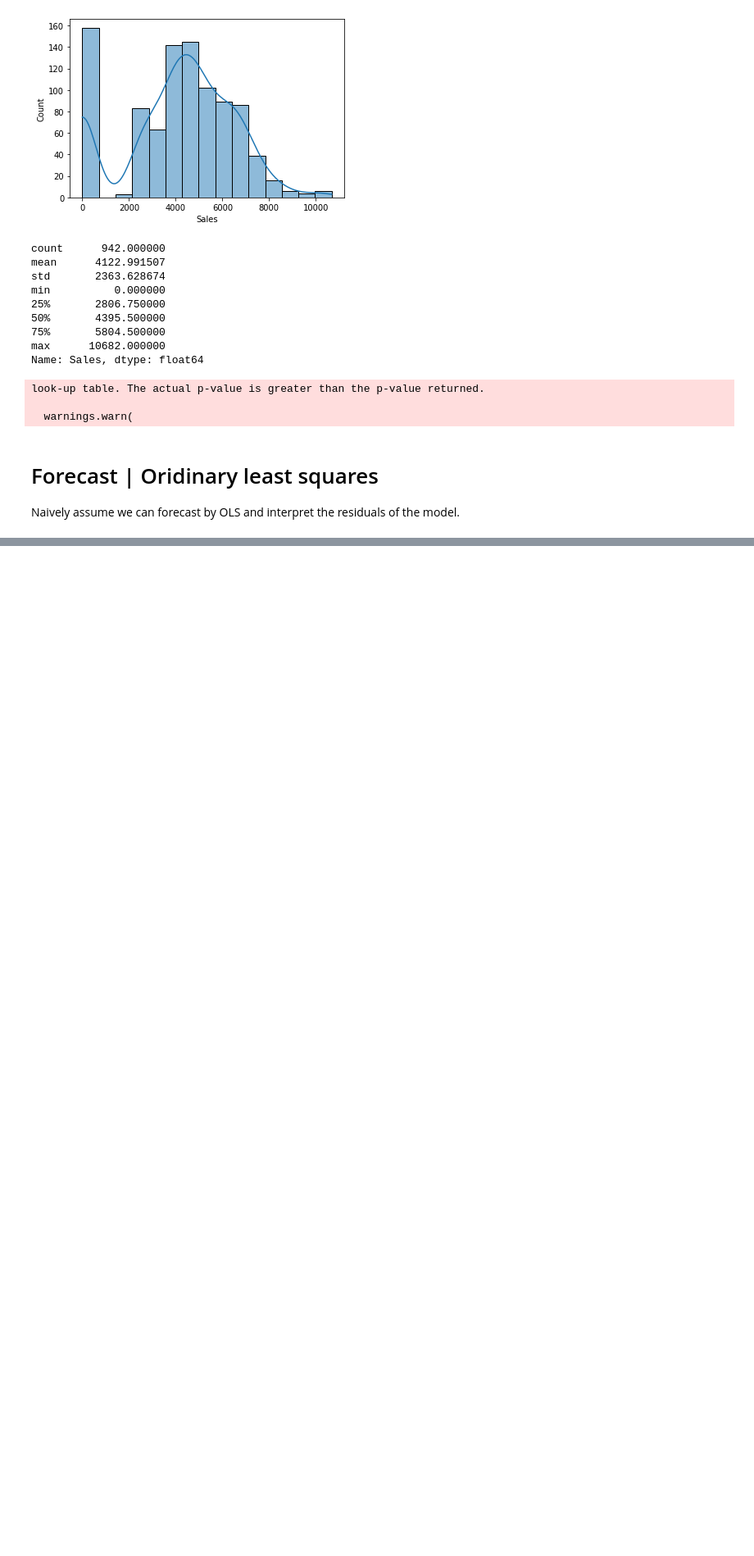
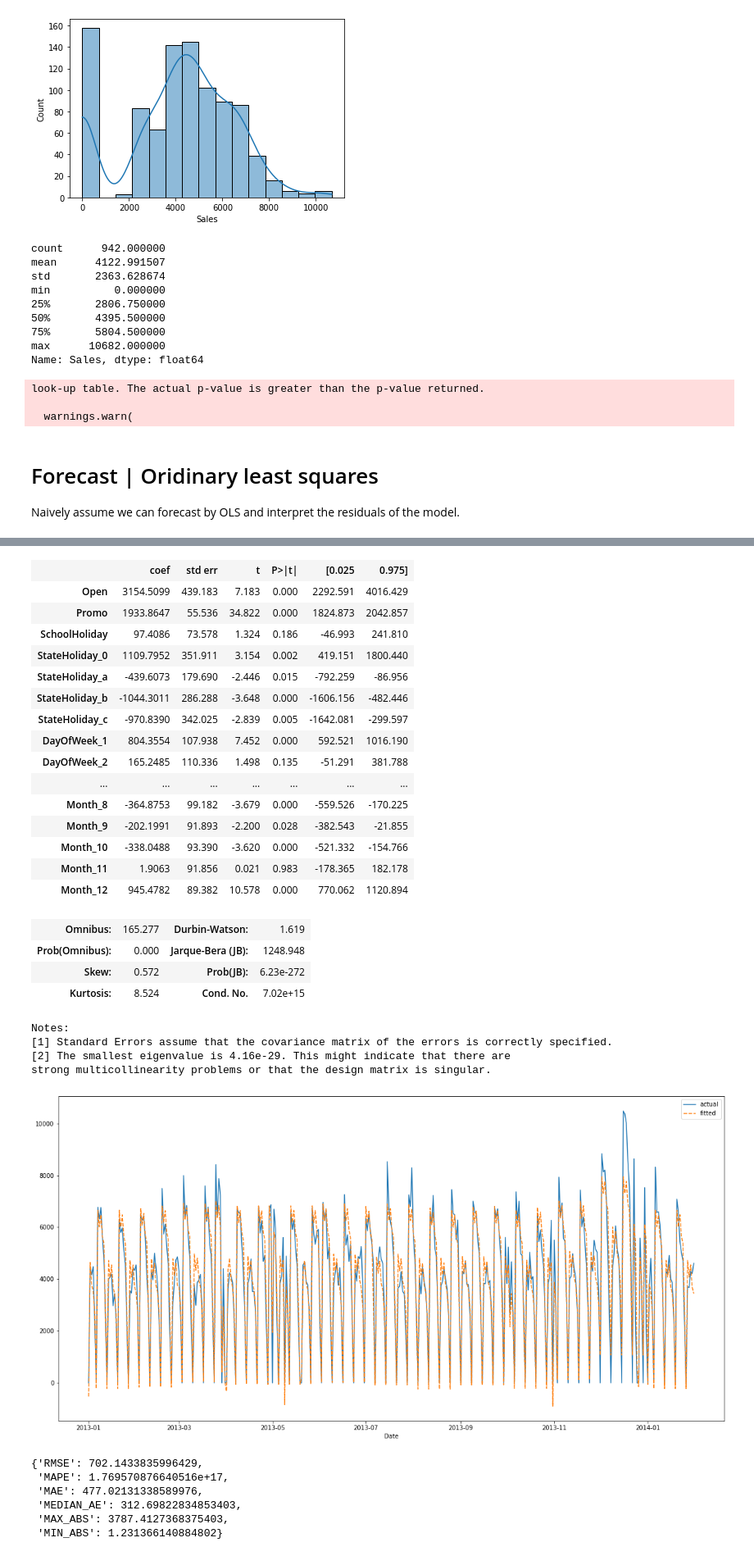
Before and after one commit to bruennijs/kaggle_rossmann_sales, a Jupyter notebook: linear_daily.ipynb, the cells around one changed output, grey strips where cells are left out. Shown at 82% size. Drawn from its saved outputs; the diff is of its cells as text; code cells hidden in the pictures; blank space fills up the shorter version.

```diff
--- a/linear_daily.ipynb
+++ b/linear_daily.ipynb
@@ -60,13 +60,14 @@ def plot_actual_and_fitted_values(y: Series, model_fit: ARIMAResults):
 
 
 def errors(y: Series, y_pred: Series):
+    diff_ = (y - y_pred)
     return {
         'RMSE': np.sqrt(mean_squared_error(y, y_pred, squared=True)),
         'MAPE': mean_absolute_percentage_error(y, y_pred),
         'MAE': mean_absolute_error(y, y_pred),
         'MEDIAN_AE': median_absolute_error(y, y_pred),
-        'MAX_ABS': y_pred.abs().max(),
-        'MIN_ABS': y_pred.abs().min()}
+        'MAX_ABS': diff_.abs().max(),
+        'MIN_ABS': diff_.abs().min()}
 
 
 def model_errors(y: Series, model_fit: ARIMAResults):
@@ -169,12 +214,12 @@ Naively assume we can forecast by OLS and interpret the residuals of the model.
 # %%
 from statsmodels.regression.linear_model import OLS, RegressionResults
 
-model: OLS = OLS(Y, X)
+model: OLS = OLS(endog=Y, exog=X)
 model_fit: RegressionResults = model.fit(disp=False)
 
 model_fit.summary()
 
-plot_actual_and_fitted_values(Y.iloc[:60], model_fit)
+plot_actual_and_fitted_values(Y['2013-01':'2014-01'], model_fit)
 
 model_errors(Y, model_fit)
 # %% [output]
@@ -181,0 +236,31 @@ ValueError: The indices for endog and exog are not aligned
+|  | coef | std err | t | P>|t| | [0.025 | 0.975] |
+| Open | 3154.5099 | 439.183 | 7.183 | 0.000 | 2292.591 | 4016.429 |
+| Promo | 1933.8647 | 55.536 | 34.822 | 0.000 | 1824.873 | 2042.857 |
+| SchoolHoliday | 97.4086 | 73.578 | 1.324 | 0.186 | -46.993 | 241.810 |
+| StateHoliday_0 | 1109.7952 | 351.911 | 3.154 | 0.002 | 419.151 | 1800.440 |
+| StateHoliday_a | -439.6073 | 179.690 | -2.446 | 0.015 | -792.259 | -86.956 |
+| StateHoliday_b | -1044.3011 | 286.288 | -3.648 | 0.000 | -1606.156 | -482.446 |
+| StateHoliday_c | -970.8390 | 342.025 | -2.839 | 0.005 | -1642.081 | -299.597 |
+| DayOfWeek_1 | 804.3554 | 107.938 | 7.452 | 0.000 | 592.521 | 1016.190 |
+| DayOfWeek_2 | 165.2485 | 110.336 | 1.498 | 0.135 | -51.291 | 381.788 |
+| ... | ... | ... | ... | ... | ... | ... |
+| Month_8 | -364.8753 | 99.182 | -3.679 | 0.000 | -559.526 | -170.225 |
+| Month_9 | -202.1991 | 91.893 | -2.200 | 0.028 | -382.543 | -21.855 |
+| Month_10 | -338.0488 | 93.390 | -3.620 | 0.000 | -521.332 | -154.766 |
+| Month_11 | 1.9063 | 91.856 | 0.021 | 0.983 | -178.365 | 182.178 |
+| Month_12 | 945.4782 | 89.382 | 10.578 | 0.000 | 770.062 | 1120.894 |
+| Omnibus: | 165.277 | Durbin-Watson: | 1.619 |
+| Prob(Omnibus): | 0.000 | Jarque-Bera (JB): | 1248.948 |
+| Skew: | 0.572 | Prob(JB): | 6.23e-272 |
+| Kurtosis: | 8.524 | Cond. No. | 7.02e+15 |
+Notes:
+[1] Standard Errors assume that the covariance matrix of the errors is correctly specified.
+[2] The smallest eigenvalue is 4.16e-29. This might indicate that there are
+strong multicollinearity problems or that the design matrix is singular.
+[figure, added]
+{'RMSE': 702.1433835996429,
+ 'MAPE': 1.769570876640516e+17,
+ 'MAE': 477.02131338589976,
+ 'MEDIAN_AE': 312.69822834853403,
+ 'MAX_ABS': 3787.4127368375403,
+ 'MIN_ABS': 1.231366140884802}
```
Also changed, not shown: parts of 2 cells of this notebook.
